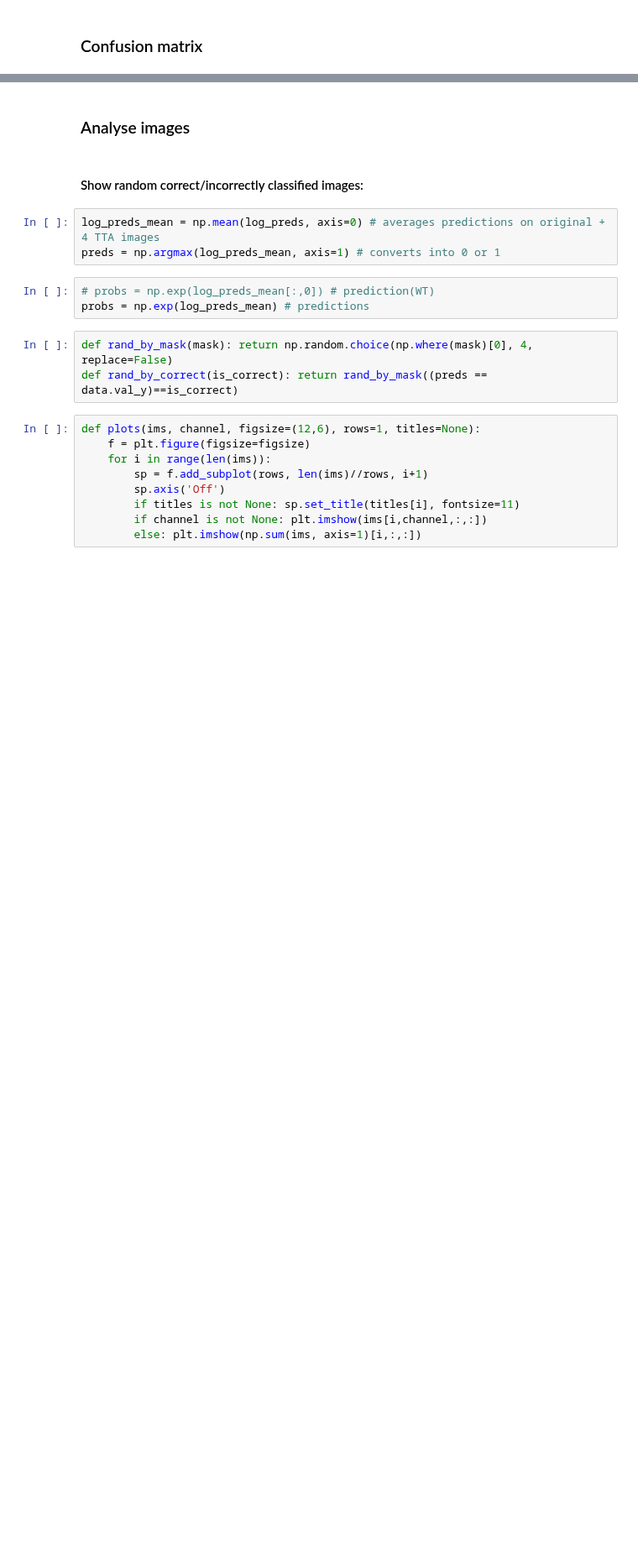
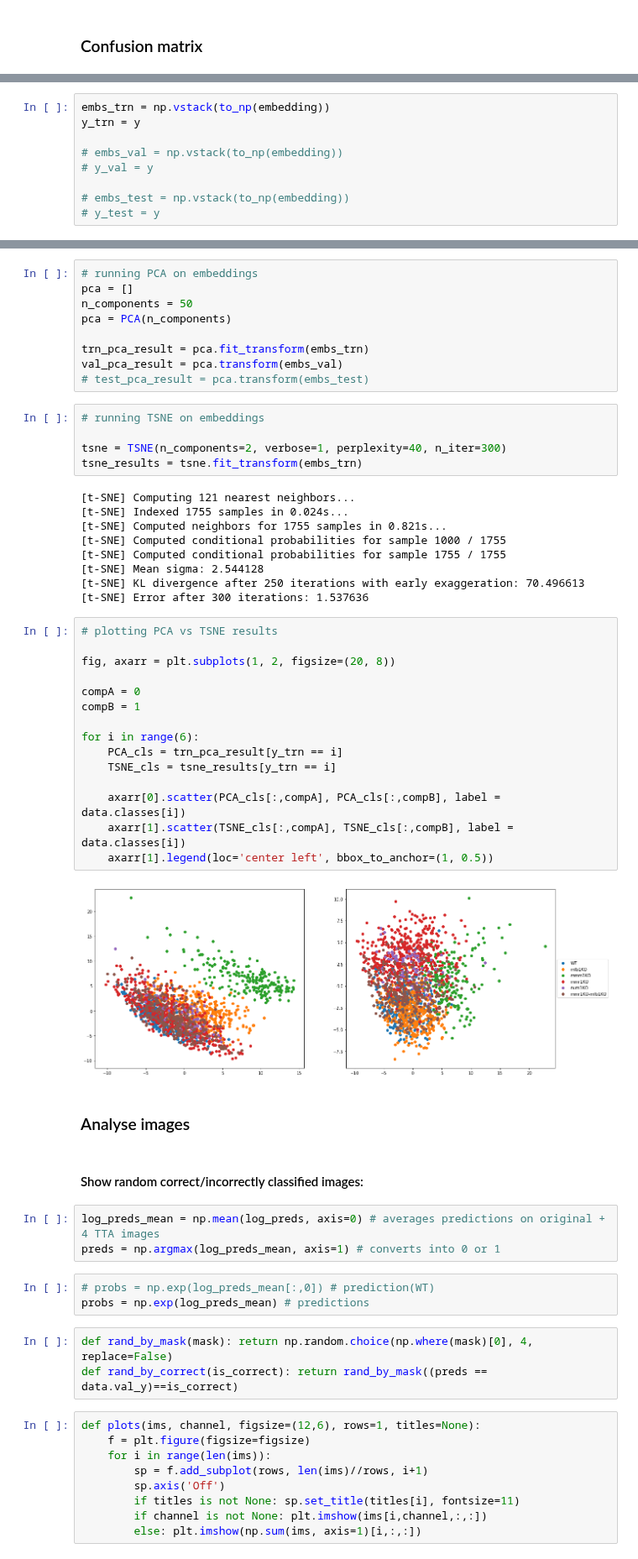
Before and after one commit to WMAPernice/Test_dev, a Jupyter notebook: YNet_dev/DEMO_YNet_Res_v5.3_per_class.ipynb, the cells around one changed output, grey strips where cells are left out. Shown at 84% size. Drawn from its saved outputs; the diff is of its cells as text; blank space fills up the shorter version.

Commit message:
PCA and TSNE visualizations; new transformations WIP

```diff
--- a/YNet_dev/DEMO_YNet_Res_v5.3_per_class.ipynb
+++ b/YNet_dev/DEMO_YNet_Res_v5.3_per_class.ipynb
@@ -324,0 +357,9 @@ plot_confusion_matrix(cm, data.classes)
+# %%
+embs_trn = np.vstack(to_np(embedding))
+y_trn = y
+
+# embs_val = np.vstack(to_np(embedding))
+# y_val = y
+
+# embs_test = np.vstack(to_np(embedding))
+# y_test = y
@@ -325,3 +376,43 @@ plot_confusion_matrix(cm, data.classes)
+# %%
+# running PCA on embeddings
+pca = []
+n_components = 50
+pca = PCA(n_components)
+
+trn_pca_result = pca.fit_transform(embs_trn)
+val_pca_result = pca.transform(embs_val)
+# test_pca_result = pca.transform(embs_test)
+# %%
+# running TSNE on embeddings
+
+tsne = TSNE(n_components=2, verbose=1, perplexity=40, n_iter=300)
+tsne_results = tsne.fit_transform(embs_trn)
+# %% [output]
+[t-SNE] Computing 121 nearest neighbors...
+[t-SNE] Indexed 1755 samples in 0.024s...
+[t-SNE] Computed neighbors for 1755 samples in 0.821s...
+[t-SNE] Computed conditional probabilities for sample 1000 / 1755
+[t-SNE] Computed conditional probabilities for sample 1755 / 1755
+[t-SNE] Mean sigma: 2.544128
+[t-SNE] KL divergence after 250 iterations with early exaggeration: 70.496613
+[t-SNE] Error after 300 iterations: 1.537636
+# %%
+# plotting PCA vs TSNE results
+
+fig, axarr = plt.subplots(1, 2, figsize=(20, 8))
+
+compA = 0
+compB = 1
+
+for i in range(6):
+    PCA_cls = trn_pca_result[y_trn == i]
+    TSNE_cls = tsne_results[y_trn == i]
+
+    axarr[0].scatter(PCA_cls[:,compA], PCA_cls[:,compB], label = data.classes[i])
+    axarr[1].scatter(TSNE_cls[:,compA], TSNE_cls[:,compB], label = data.classes[i])
+    axarr[1].legend(loc='center left', bbox_to_anchor=(1, 0.5))
+# %% [output]
+[figure, added]
 # %% [markdown]
 ### Analyse images
 # %% [markdown]
```
Also changed, not shown: parts of 7 cells of this notebook, 3 other files.
